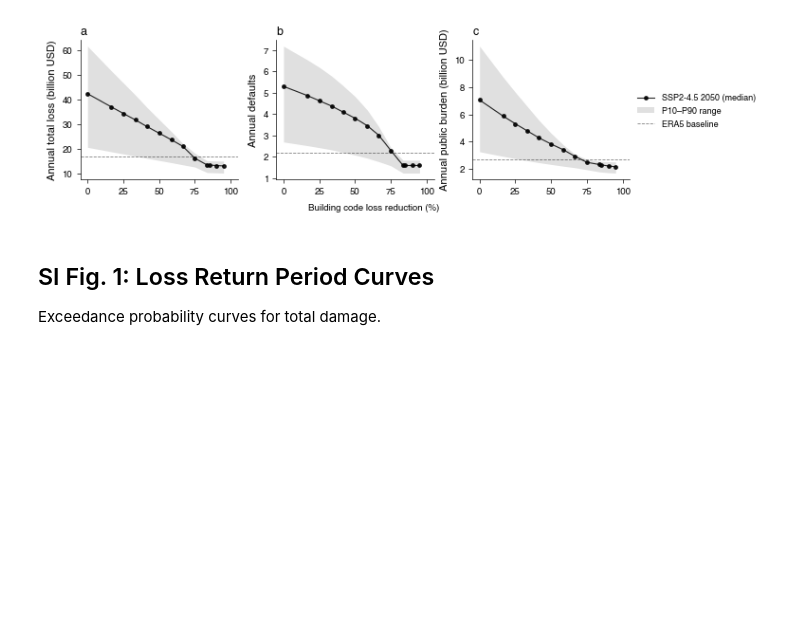
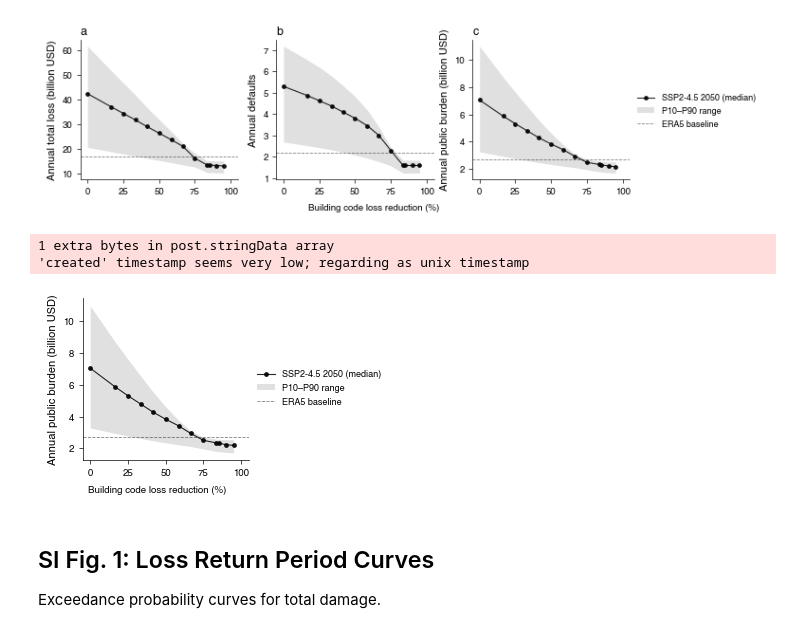
Before and after one commit to simonameiler/systemic_insurance_risk_fl_pub, a Jupyter notebook: notebooks/probabilistic_risk_analysis_pub.ipynb, the cells around one changed output. Saved outputs shown, nothing was run; the diff lists cells and outputs as text; code cells hidden in the pictures; blank space fills up the shorter version.

Commit message:
updates figures

```diff
--- a/notebooks/probabilistic_risk_analysis_pub.ipynb
+++ b/notebooks/probabilistic_risk_analysis_pub.ipynb
@@ -1435,6 +1435,53 @@ plt.show()
 1 extra bytes in post.stringData array
 'created' timestamp seems very low; regarding as unix timestamp
 [figure]
+# %%
+fig, axes = plt.subplots(1, 1, figsize=(2.4, 2.0))
+
+panels = [
+    ('public_burden_b',   'Annual public burden (billion USD)')
+]
+
+for ax, (metric, ylabel) in zip([axes], panels):
+    # Median line
+    ax.plot(df_results['combined_pct'], df_results[metric],
+            'o-', color='k', alpha=0.85, linewidth=0.8, markersize=2.5,
+            label='SSP2-4.5 2050 (median)' if label == 'a' else None, zorder=3)
+    # P10-P90 uncertainty band
+    ax.fill_between(df_results['combined_pct'],
+                    df_results[f'{metric}_p10'],
+                    df_results[f'{metric}_p90'],
+                    color='k', alpha=0.12, linewidth=0,
+                    label='P10\u2013P90 range' if label == 'a' else None, zorder=1)
+    # ERA5 baseline
+    ax.axhline(era5_baseline_values[metric], color='k',
+               linestyle='--', linewidth=0.6, alpha=0.5,
+               label='ERA5 baseline' if label == 'a' else None, zorder=2)
+
+    ax.set_ylabel(ylabel)
+    ax.set_xlim(-5, 105)
+    ax.grid(False)
+
+# Shared x-axis label
+fig.text(0.5, -0.02, 'Building code loss reduction (%)', ha='center')
+
+# # Legend
+#handles, labels = axes.get_legend_handles_labels()
+fig.legend(handles, labels, loc='center left', bbox_to_anchor=(0.88, 0.5),
+           frameon=False)
+
+plt.tight_layout()
+plt.subplots_adjust(right=0.88)
+
+out_file = Path('../results/figures/fig_climate_buildingcode_sensitivity_public_burden')
+out_file.parent.mkdir(parents=True, exist_ok=True)
+plt.savefig(f'{out_file}.pdf', dpi=300, bbox_inches='tight')
+plt.savefig(f'{out_file}.png', dpi=300, bbox_inches='tight')
+plt.show()
+# %% [output]
+1 extra bytes in post.stringData array
+'created' timestamp seems very low; regarding as unix timestamp
+[figure, added]
 # %% [markdown]
 ## SI Fig. 1: Loss Return Period Curves
 
```
Also changed, not shown: parts of 4 cells of this notebook, 4 other files.
